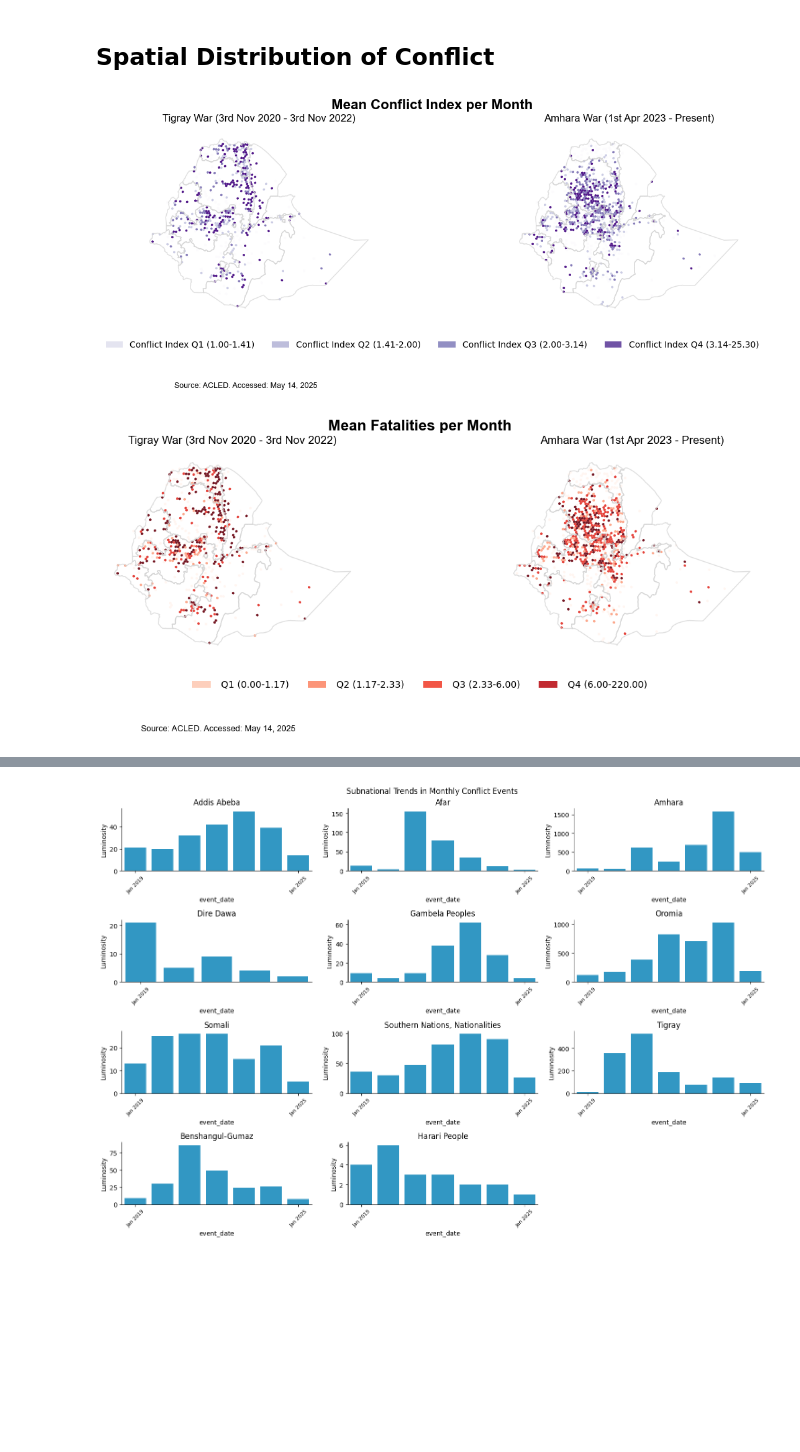
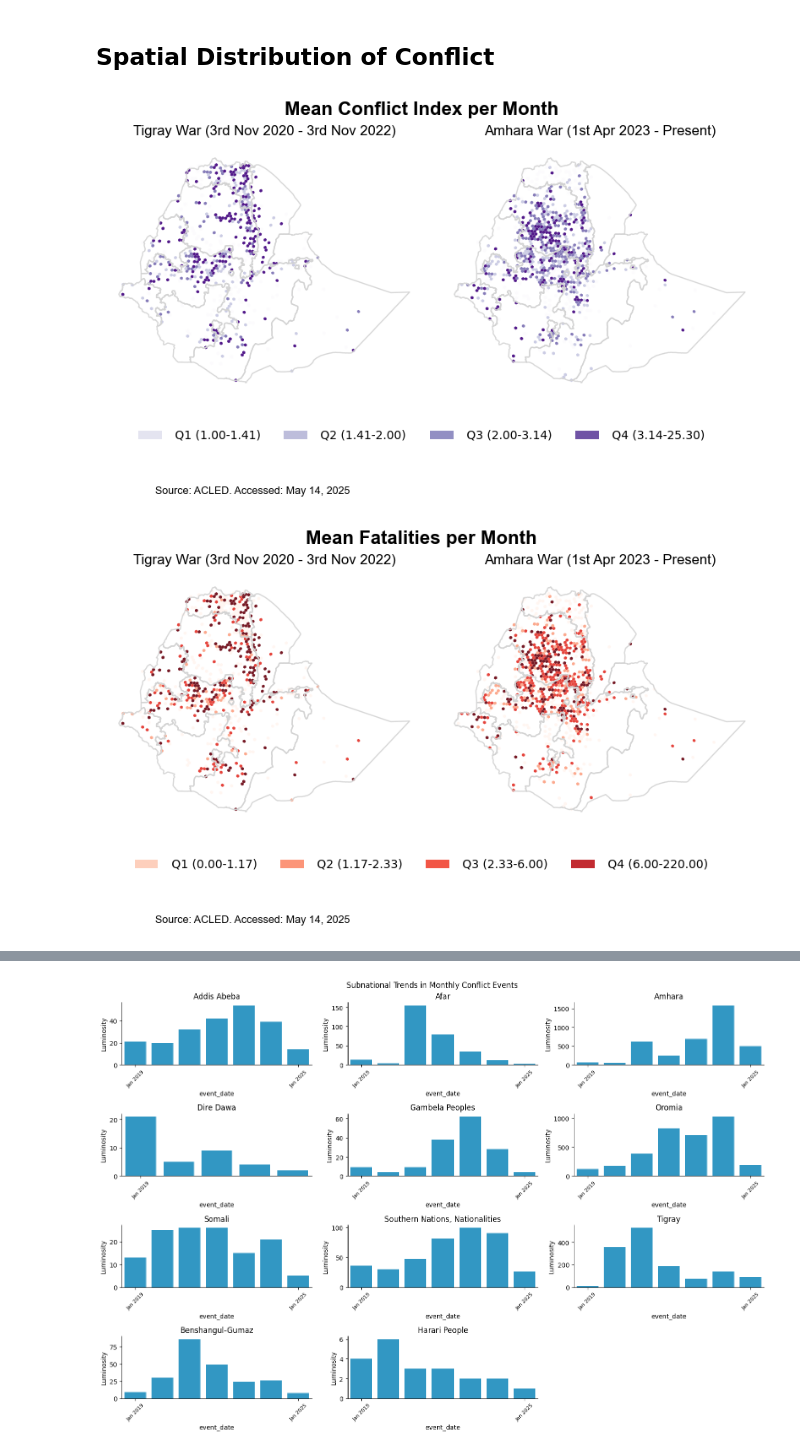
Before and after one commit to datapartnership/ethiopia-economic-monitoring, a Jupyter notebook: notebooks/conflict/acled.ipynb, the cells around one changed output, grey strips where cells are left out. Drawn from its saved outputs; the diff is of its cells as text; code cells hidden in the pictures; blank space fills up the shorter version.

```diff
--- a/notebooks/conflict/acled.ipynb
+++ b/notebooks/conflict/acled.ipynb
@@ -276,7 +276,7 @@ def create_comparative_maps(data, title, measures=None, aggregation='h3',
 
         # Plot boundary if provided
         if boundary_gdf is not None:
-            boundary_gdf.boundary.plot(ax=ax, color='lightgrey', alpha=0.7, linewidth=1)
+            boundary_gdf.boundary.plot(ax=ax, color='lightgrey', alpha=0.9, linewidth=1)
 
         # Filter data for this category
         if category != 'All Data' or 'category' in plot_data.columns:
@@ -800,14 +800,14 @@ ethiopia_adm2_gadm = gpd.read_file('../../data/boundaries/gadm/ETH_GADM_level2.s
 # %%
 fig, ax = create_comparative_maps(conflict_monthly_h3,
                                 title='Mean Conflict Index per Month',
-                                measures={'conflict_intensity_index_op1': {'label_name':'Conflict Index', 'alpha':0.9}},
+                                measures={'conflict_intensity_index_op1': {'label_name':'', 'alpha':0.9}},
                                 aggregation='h3',
                                 categories=category_list,
                                 boundary_gdf=ethiopia_adm1_gadm,
-                               figsize=(15,5)
+                               figsize=(10,5)
                                 )
 # %% [output]
-[figure, old version]
+[figure, new version]
 # %%
 fig, ax = create_comparative_maps(conflict_monthly_h3,
                                 title='Mean Fatalities per Month',
@@ -815,10 +815,10 @@ fig, ax = create_comparative_maps(conflict_monthly_h3,
                                 aggregation='h3',
                                 categories=category_list,
                                 boundary_gdf=ethiopia_adm1_gadm,
-                               figsize=(15,5)
+                               figsize=(10,5)
                                 )
 # %% [output]
-[figure, old version]
+[figure, new version]
 # %%
 fig, ax = create_comparative_maps(conflict_monthly_h3,
                                 title='Mean Conflict Events per Month',
```
Also changed, not shown: parts of 1 cell of this notebook.
